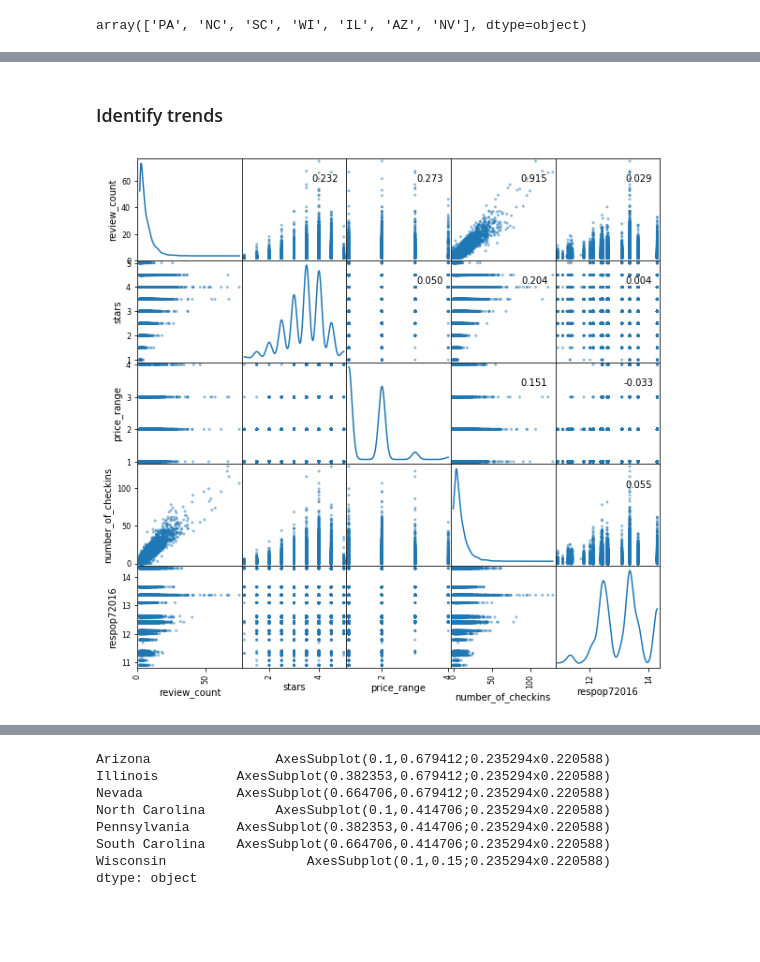
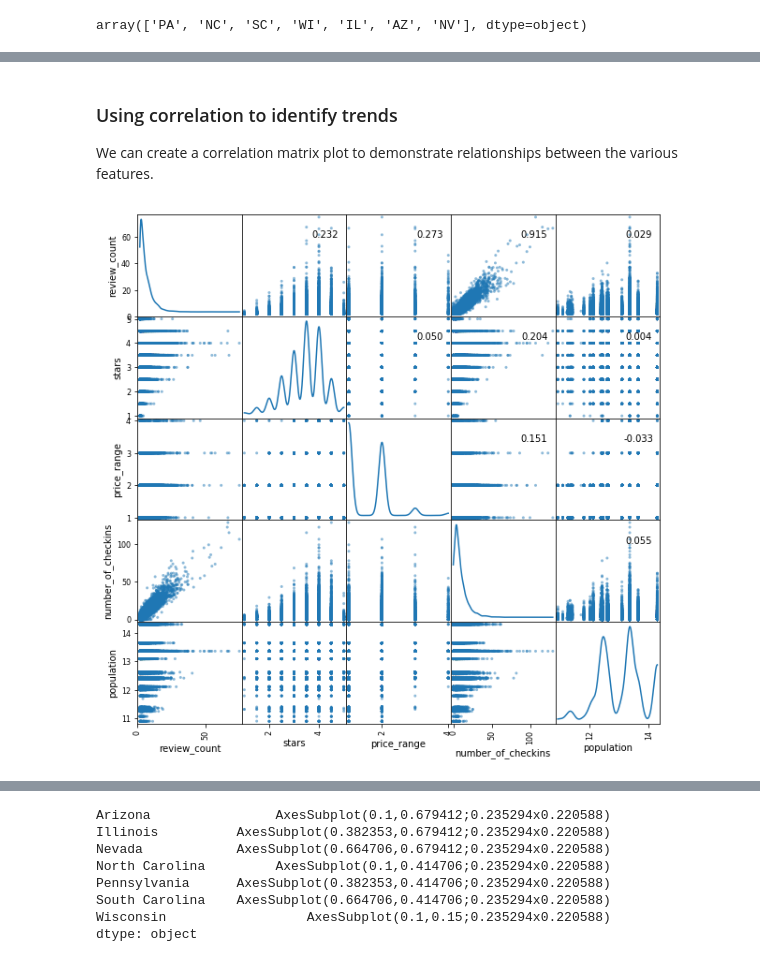
Before and after one commit to DistrictDataLabs/dod-ds-overview, a Jupyter notebook: exploratory_data_analysis.ipynb, the cells around one changed output, grey strips where cells are left out. Drawn from its saved outputs; the diff is of its cells as text; code cells hidden in the pictures; blank space fills up the shorter version.

```diff
--- a/exploratory_data_analysis.ipynb
+++ b/exploratory_data_analysis.ipynb
@@ -147,5 +182,3 @@ array(['PA', 'NC', 'SC', 'WI', 'IL', 'AZ', 'NV'], dtype=object)
 # %%
-state_abbrev = {'PA': 'Pennsylvania', 'NC': 'North Carolina', 'SC': 'South Carolina', 'WI': 'Wisconsin',
+state_abbrev_dictionary = {'PA': 'Pennsylvania', 'NC': 'North Carolina', 'SC': 'South Carolina', 'WI': 'Wisconsin',
                'IL': 'Illinois', 'AZ': 'Arizona', 'NV': 'Nevada'}
-yelp.state.replace(state_abbrev, inplace=True)
-yelp.state.unique()
@@ -154,0 +187,3 @@ array(['Pennsylvania', 'North Carolina', 'South Carolina', 'Wisconsin',
+# %%
+yelp.state.replace(state_abbrev_dictionary, inplace=True)
+yelp.state.unique()
@@ -155,5 +195,5 @@ array(['Pennsylvania', 'North Carolina', 'South Carolina', 'Wisconsin',
 # %%
-yelp = yelp.merge(pop[['city', 'state', 'respop72016']], on=['city', 'state'], how='left')
+yelp = yelp.merge(pop[['city', 'state', 'population']], on=['city', 'state'], how='left')
 # %%
 yelp.info()
 # %% [output]
@@ -220,5 +266,5 @@ Taking the square root can help normalize a distribution that does contain zero
 # %%
-yelp['respop72016'] = np.log(yelp['respop72016'])
+yelp['population'] = np.log(yelp['population'])
 yelp['number_of_checkins'] = np.sqrt(yelp['number_of_checkins'])
 yelp['review_count'] = np.sqrt(yelp['review_count'])
 # %%
@@ -242,10 +290,11 @@ for i, ax in enumerate(axes.reshape(-1)):
-# %% [markdown]
-### Identify trends
+# %% [markdown]
+### Using correlation to identify trends
+We can create a correlation matrix plot to demonstrate relationships between the various features.
 # %%
 axes = scatter_matrix(yelp, alpha=0.5, diagonal='kde', figsize=(10,10))
-corr = yelp.corr().as_matrix()
+corr = yelp.corr().values
 for i, j in zip(*plt.np.triu_indices_from(axes, k=1)):
     axes[i, j].annotate("%.3f" %corr[i,j], (0.8, 0.8), xycoords='axes fraction', ha='center', va='center')
 plt.show()
 # %% [output]
-[figure, old version]
+[figure, new version]
```
Also changed, not shown: parts of 58 cells of this notebook.
